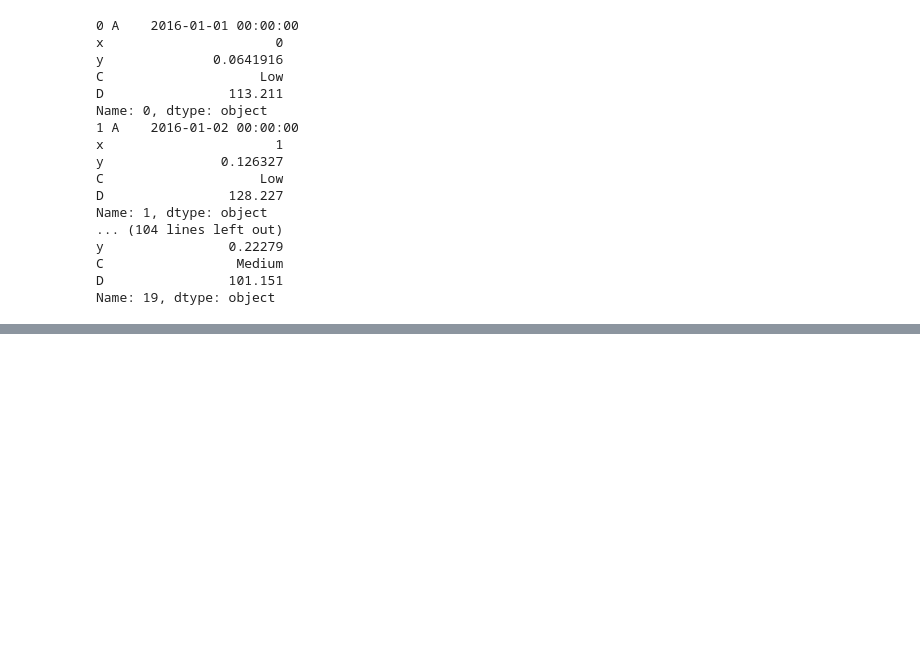
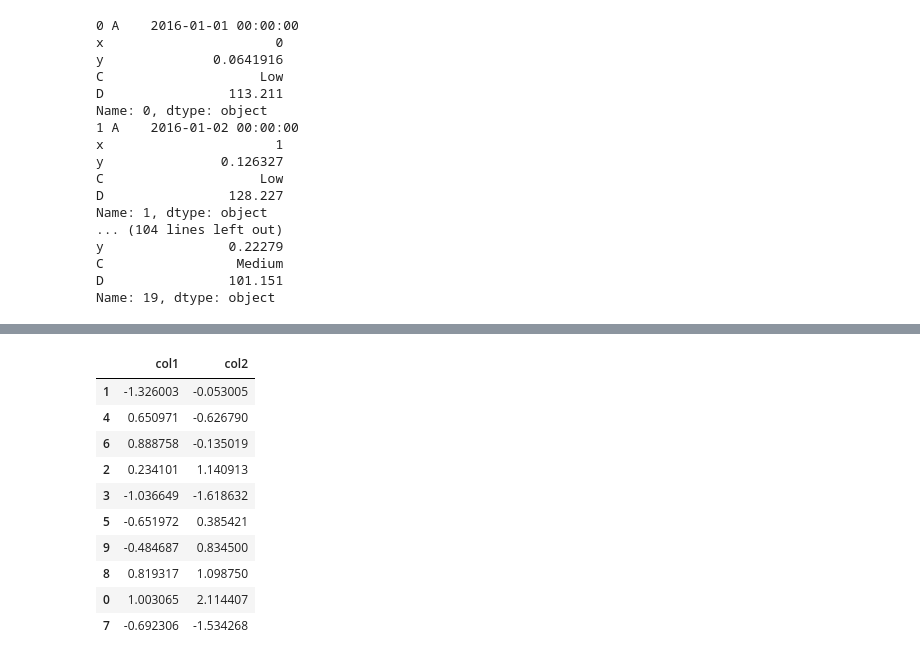
Before and after one commit to mga321/tutorialspoint_notebooks, a Jupyter notebook: pandas.ipynb, the cells around one changed output, grey strips where cells are left out. Saved outputs shown, nothing was run; the diff lists cells and outputs as text; code cells hidden in the pictures; blank space fills up the shorter version.

```diff
--- a/pandas.ipynb
+++ b/pandas.ipynb
@@ -852,0 +891,16 @@ Pandas(Index=19, A=Timestamp('2016-01-20 00:00:00'), x=19.0, y=0.222790081172739
+# %%
+# Example 2: Sort the columns
+df_sorted = unsorted_df.sort_index(axis=1)
+df_sorted  # The result is a DataFrame sorted by columns, notice the order now is col1 then col2
+# %% [output]
+|  | col1 | col2 |
+| 1 | -1.326003 | -0.053005 |
+| 4 | 0.650971 | -0.626790 |
+| 6 | 0.888758 | -0.135019 |
+| 2 | 0.234101 | 1.140913 |
+| 3 | -1.036649 | -1.618632 |
+| 5 | -0.651972 | 0.385421 |
+| 9 | -0.484687 | 0.834500 |
+| 8 | 0.819317 | 1.098750 |
+| 0 | 1.003065 | 2.114407 |
+| 7 | -0.692306 | -1.534268 |
```
Also changed, not shown: parts of 8 cells of this notebook.
